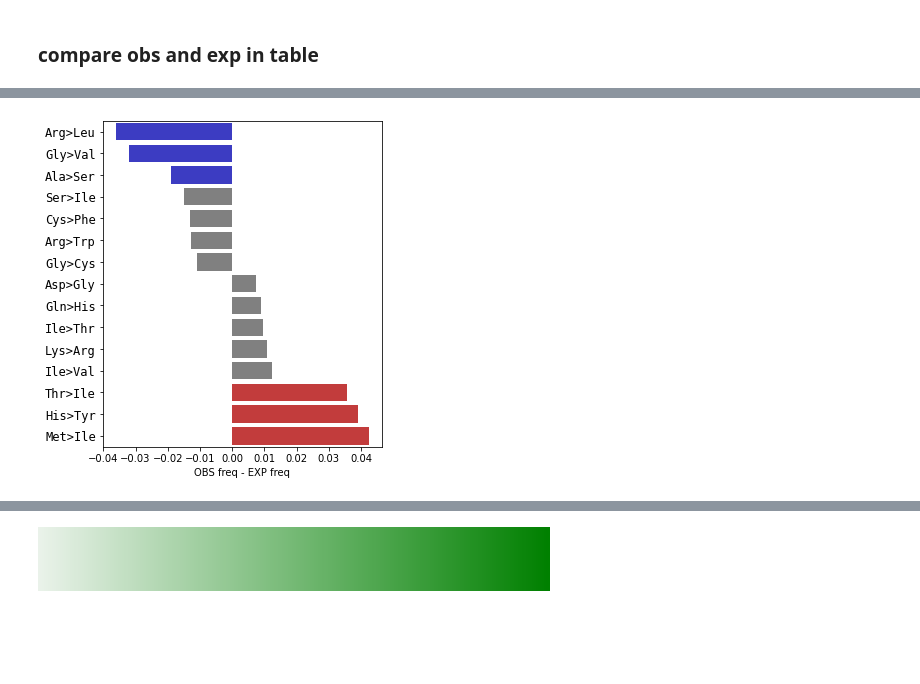
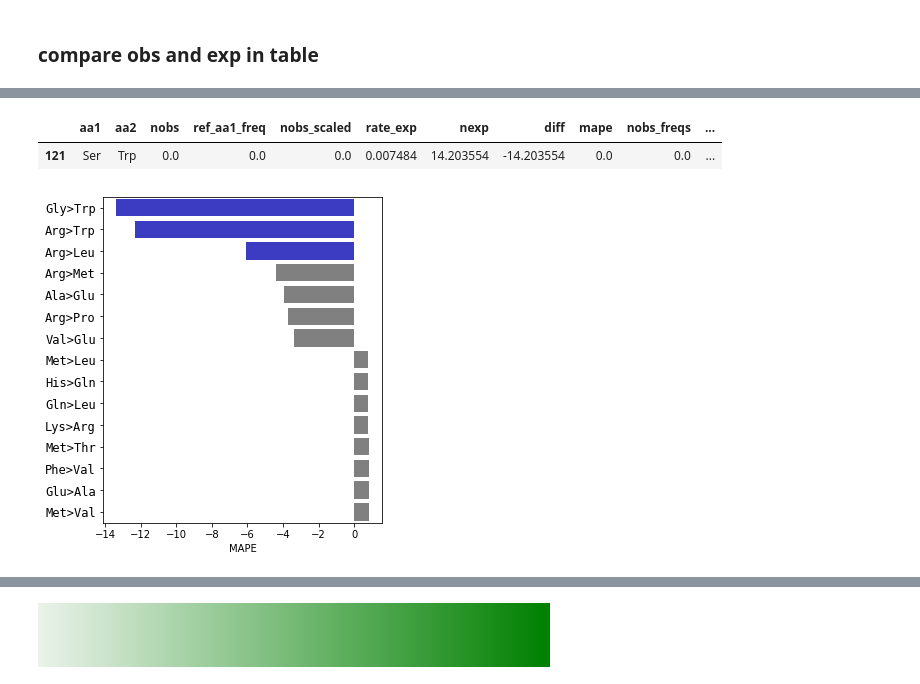
Before and after one commit to mitoclub/RNAViralMutSpec, a Jupyter notebook: sars-cov-2_aa_subst/process.ipynb, the cells around one changed output, grey strips where cells are left out. Saved outputs shown, nothing was run; the diff lists cells and outputs as text; code cells hidden in the pictures; blank space fills up the shorter version.

Commit message:
grantham init

```diff
--- a/sars-cov-2_aa_subst/process.ipynb
+++ b/sars-cov-2_aa_subst/process.ipynb
@@ -394,3 +414,11 @@ plt.show()
 [figure]
 # %% [markdown]
 ### compare obs and exp in table
+# %%
+grantham = pd.read_csv('../grantham.tsv', sep='\t', index_col=0).replace(0, np.nan)
+grantham.index.name = 'aa1'
+grantham_long = grantham.melt(ignore_index=False, var_name='aa2', value_name='granthamD').dropna().reset_index()
+grantham_long['aa1'] = grantham_long['aa1'].map(amino_acid_codes)
+grantham_long['aa2'] = grantham_long['aa2'].map(amino_acid_codes)
+grantham_long = pd.concat([grantham_long, grantham_long.rename(columns={'aa1':'aa2', 'aa2':'aa1'})], ignore_index=True)
+grantham_long
@@ -397,5 +439,8 @@ plt.show()
 # %%
 obs_clade = obs[obs['clade'] == '20A']
 aa_subst = prepare_aa_subst(obs_clade, exp_aa_subst, aa_freqs_total_dct)
-aa_subst
+aa_subst['label'] = aa_subst.aa1 + '>' + aa_subst.aa2
+aa_subst['mape'] = aa_subst['mape'].replace(-np.inf, 0)
+aa_subst = aa_subst.merge(grantham_long, 'left')
+aa_subst.sort_values('mape')
 # %% [output]
@@ -415,3 +459,0 @@ aa_subst
-# %%
-aa_subst['label'] = aa_subst.aa1 + '>' + aa_subst.aa2
-aa_subst['diff_rel'] = aa_subst['nobs_freqs'] - aa_subst['nexp_freqs']
@@ -418,22 +465,27 @@ aa_subst['diff_rel'] = aa_subst['nobs_freqs'] - aa_subst['nexp_freqs']
+# %%
+aa_subst.query('label == "Ser>Trp"')
+# %% [output]
+|  | aa1 | aa2 | nobs | ref_aa1_freq | nobs_scaled | rate_exp | nexp | diff | mape | nobs_freqs | ... |
+| 121 | Ser | Trp | 0.0 | 0.0 | 0.0 | 0.007484 | 14.203554 | -14.203554 | 0.0 | 0.0 | ... |
 # %%
-a = aa_subst['diff_rel'][aa_subst['diff_rel']>0].quantile(0.9)
-b = aa_subst['diff_rel'][aa_subst['diff_rel']<0].quantile(0.1)
+a = aa_subst['mape'][aa_subst['mape']>0].quantile(0.9)
+b = aa_subst['mape'][aa_subst['mape']<0].quantile(0.1)
 
-_d = aa_subst[(aa_subst['diff_rel'] > a) | (aa_subst['diff_rel'] < b)].copy()
+_d = aa_subst[(aa_subst['mape'] > a) | (aa_subst['mape'] < b)].copy()
 
 plt.figure(figsize=(5, 6))
-sns.barplot(aa_subst, y='label', x='diff_rel', color='gray',
-            order=_d.sort_values('diff_rel').label)
+sns.barplot(aa_subst, y='label', x='mape', color='gray',
+            order=_d.sort_values('mape').label)
 
-sns.barplot(aa_subst, y='label', x='diff_rel', color='red', alpha=0.7,
-            order=_d.sort_values('diff_rel').tail(3).label)
-sns.barplot(aa_subst, y='label', x='diff_rel', color='blue', alpha=0.7,
-            order=_d.sort_values('diff_rel').head(3).label)
+# sns.barplot(aa_subst, y='label', x='mape', color='red', alpha=0.7,
+#             order=_d.sort_values('mape').tail(3).label)
+sns.barplot(aa_subst, y='label', x='mape', color='blue', alpha=0.7,
+            order=_d.sort_values('mape').head(3).label)
 
 plt.ylabel('')
-plt.xlim(-0.45, 0.45)
-plt.xlabel('OBS freq - EXP freq')
+# plt.xlim(-0.45, 0.45)
+plt.xlabel('MAPE')
 plt.yticks(fontsize=12, fontname='monospace')
 plt.show()
 # %% [output]
-[figure, old version]
+[figure, new version]
```
Also changed, not shown: parts of 11 cells of this notebook, 3 other files.
